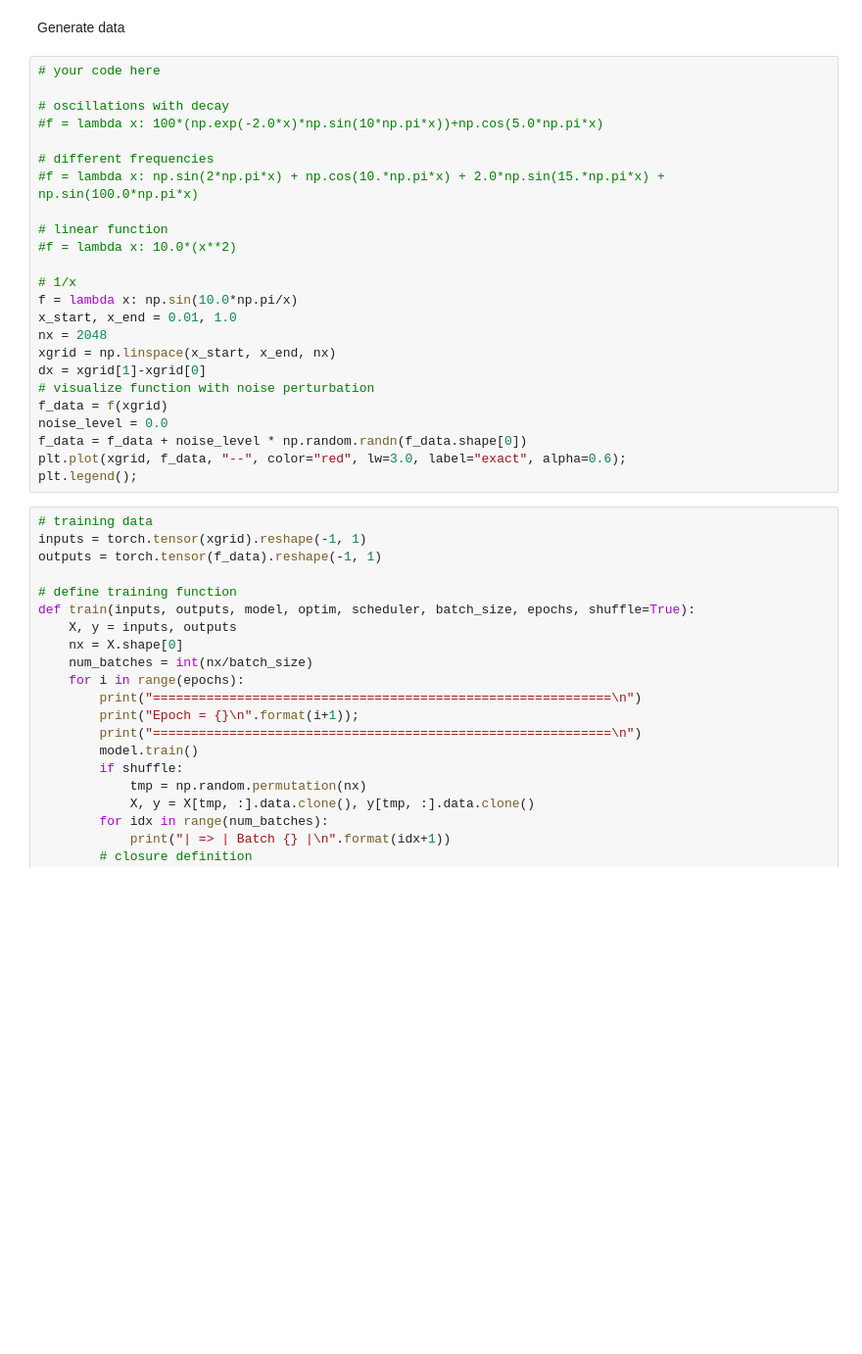
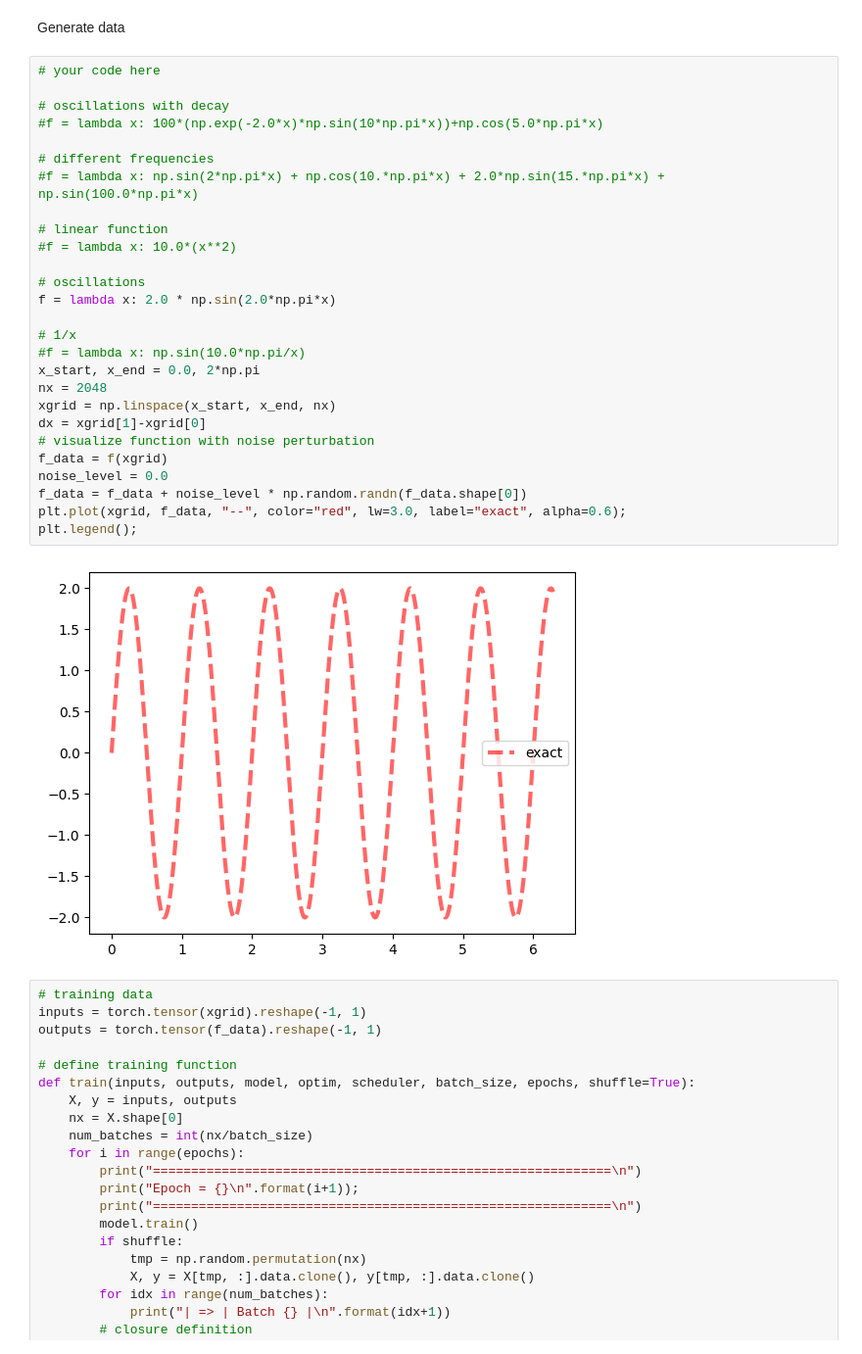
Before and after one commit to honglizhaobob/dl-hidimuq, a Jupyter notebook: code/LinearOscillator/python/fourier_features_experiment.ipynb, the cells around one changed output. Shown at 98% size. Saved outputs shown, nothing was run; the diff lists cells and outputs as text; blank space fills up the shorter version.

```diff
--- a/code/LinearOscillator/python/fourier_features_experiment.ipynb
+++ b/code/LinearOscillator/python/fourier_features_experiment.ipynb
@@ -204,27 +33,32 @@ Generate data
 # %%
 # your code here
 
 # oscillations with decay
 #f = lambda x: 100*(np.exp(-2.0*x)*np.sin(10*np.pi*x))+np.cos(5.0*np.pi*x)
 
 # different frequencies
 #f = lambda x: np.sin(2*np.pi*x) + np.cos(10.*np.pi*x) + 2.0*np.sin(15.*np.pi*x) + np.sin(100.0*np.pi*x)
 
 # linear function
 #f = lambda x: 10.0*(x**2)
 
+# oscillations
+f = lambda x: 2.0 * np.sin(2.0*np.pi*x)
+
 # 1/x
-f = lambda x: np.sin(10.0*np.pi/x)
-x_start, x_end = 0.01, 1.0
+#f = lambda x: np.sin(10.0*np.pi/x)
+x_start, x_end = 0.0, 2*np.pi
 nx = 2048
 xgrid = np.linspace(x_start, x_end, nx)
 dx = xgrid[1]-xgrid[0]
 # visualize function with noise perturbation
 f_data = f(xgrid)
 noise_level = 0.0
 f_data = f_data + noise_level * np.random.randn(f_data.shape[0])
 plt.plot(xgrid, f_data, "--", color="red", lw=3.0, label="exact", alpha=0.6);
 plt.legend();
+# %% [output]
+[figure, added]
 # %%
 # training data
 inputs = torch.tensor(xgrid).reshape(-1, 1)
```
Also changed, not shown: parts of 6 cells of this notebook, 5 other files.
